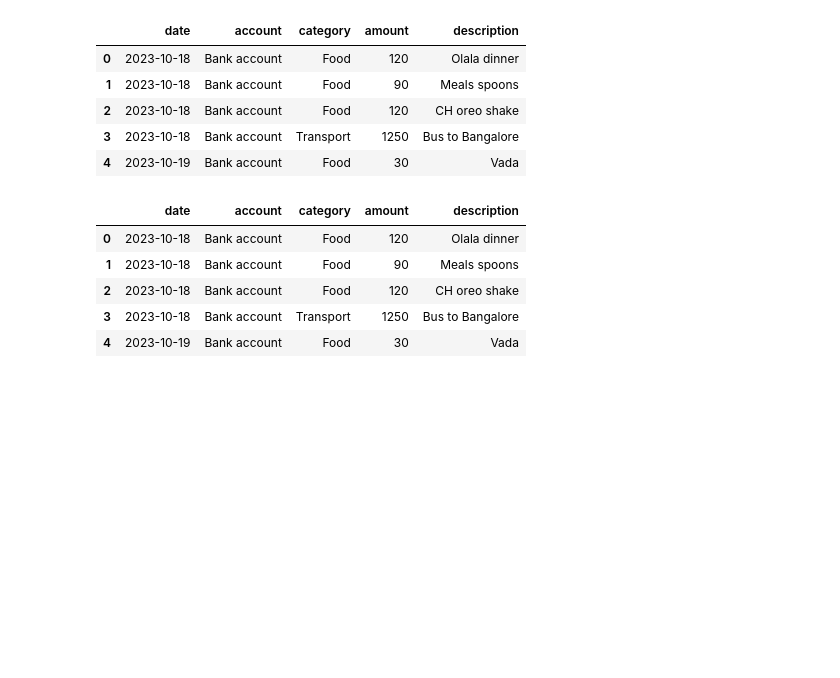
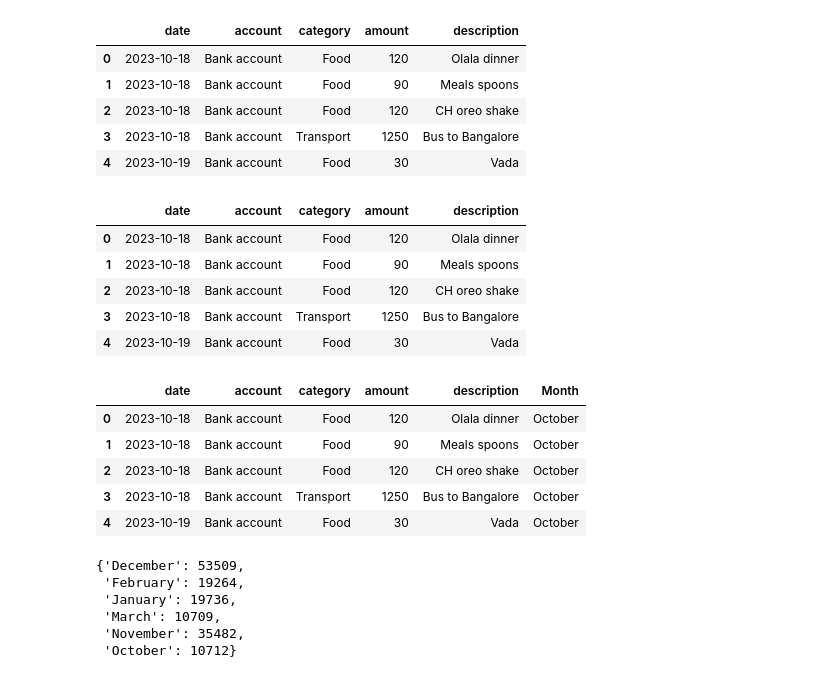
Before and after one commit to amanparasher/BudgetBud, a Jupyter notebook: backend/analysis.ipynb, the cells around one changed output. Drawn from its saved outputs; the diff is of its cells as text; code cells hidden in the pictures; blank space fills up the shorter version.

```diff
--- a/backend/analysis.ipynb
+++ b/backend/analysis.ipynb
@@ -73,6 +73,23 @@ data.head()
 | 2 | 2023-10-18 | Bank account | Food | 120 | CH oreo shake |
 | 3 | 2023-10-18 | Bank account | Transport | 1250 | Bus to Bangalore |
 | 4 | 2023-10-19 | Bank account | Food | 30 | Vada |
+# %%
+# Extract month from the 'Date' column
+data['Month'] = data['date'].dt.month
+data['Month'] = data['Month'].replace(10, 'October')
+data['Month'] = data['Month'].replace(11, 'November')
+data['Month'] = data['Month'].replace(12, 'December')
+data['Month'] = data['Month'].replace(1, 'January')
+data['Month'] = data['Month'].replace(2, 'February')
+data['Month'] = data['Month'].replace(3, 'March')
+data.head()
+# %% [output]
+|  | date | account | category | amount | description | Month |
+| 0 | 2023-10-18 | Bank account | Food | 120 | Olala dinner | October |
+| 1 | 2023-10-18 | Bank account | Food | 90 | Meals spoons | October |
+| 2 | 2023-10-18 | Bank account | Food | 120 | CH oreo shake | October |
+| 3 | 2023-10-18 | Bank account | Transport | 1250 | Bus to Bangalore | October |
+| 4 | 2023-10-19 | Bank account | Food | 30 | Vada | October |
 # %%
 #converting preprocessed data to csv
 data.to_csv('data.csv')
@@ -83,0 +96,12 @@ categories = ['Food', 'Transport', 'House', 'Sports', 'Car', 'Friends ',
+# %%
+#calculating the sum of monthly expenses
+monthly_expenses = data.groupby('Month')['amount'].sum()
+monthly_expenses = monthly_expenses.to_dict()
+monthly_expenses
+# %% [output]
+{'December': 53509,
+ 'February': 19264,
+ 'January': 19736,
+ 'March': 10709,
+ 'November': 35482,
+ 'October': 10712}
```
Also changed, not shown: parts of 9 cells of this notebook, 1 other file.
